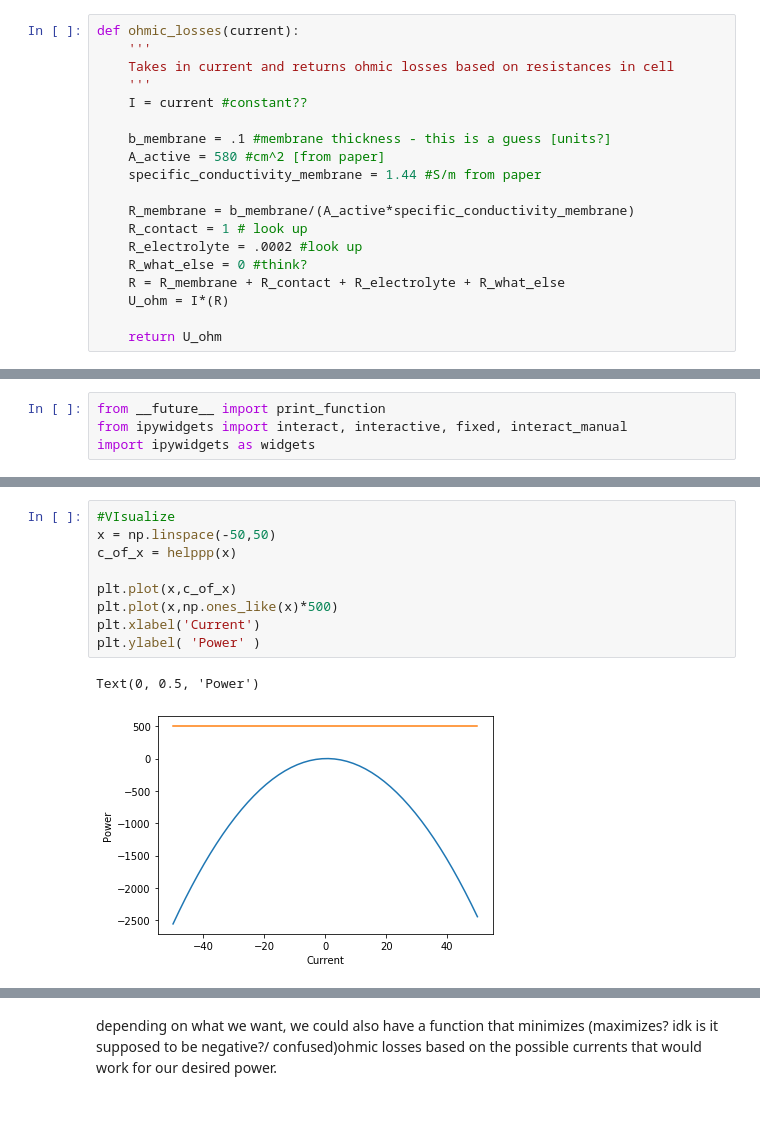
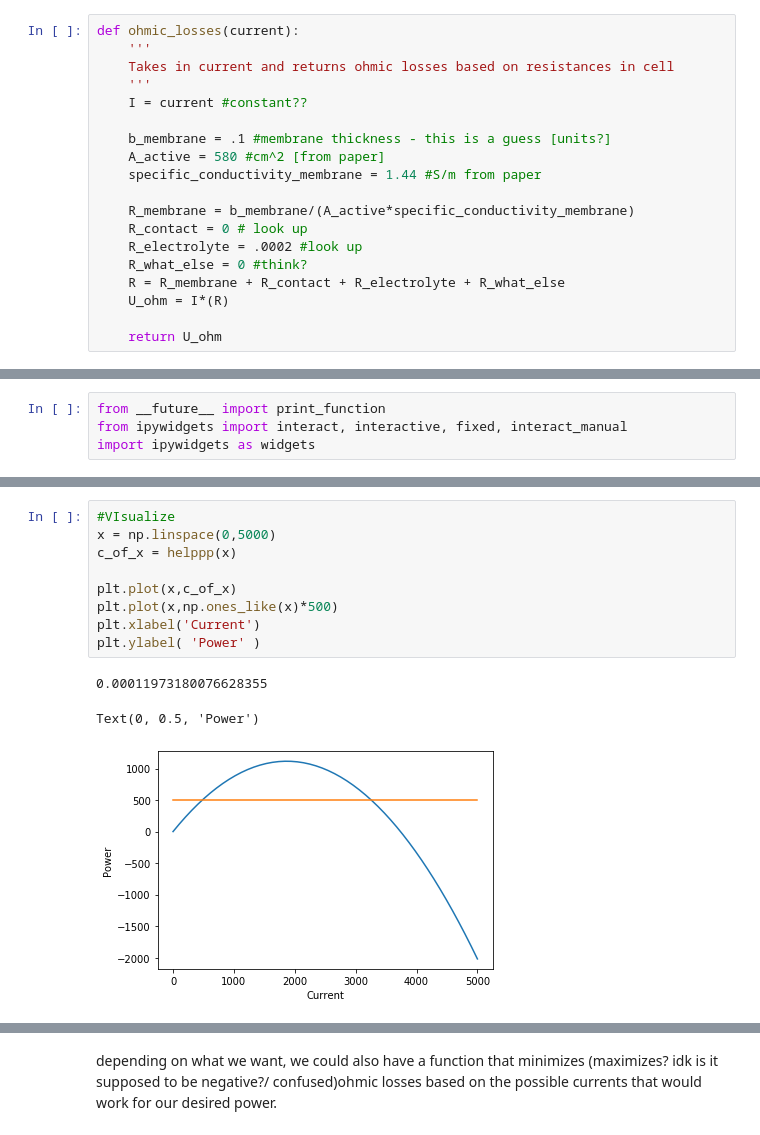
Before and after one commit to MaryLouNadeau/Zochas, a Jupyter notebook: Techno_econ_model.ipynb, the cells around one changed output, grey strips where cells are left out. Cells and saved outputs as stored; diff of their text form.

Commit message:
started plotting capabilities for current/voltage for given power demnand

```diff
--- a/Techno_econ_model.ipynb
+++ b/Techno_econ_model.ipynb
@@ -77,7 +77,7 @@ def ohmic_losses(current):
     specific_conductivity_membrane = 1.44 #S/m from paper
 
     R_membrane = b_membrane/(A_active*specific_conductivity_membrane)
-    R_contact = 1 # look up
+    R_contact = 0 # look up
     R_electrolyte = .0002 #look up
     R_what_else = 0 #think?
     R = R_membrane + R_contact + R_electrolyte + R_what_else
@@ -154,14 +154,15 @@ interactive(children=(IntSlider(value=0, description='test_current', max=1000, m
 <function __main__.helppp(test_current)>
 # %%
 #VIsualize
-x = np.linspace(-50,50)
+x = np.linspace(0,5000)
 c_of_x = helppp(x)
 
 plt.plot(x,c_of_x)
 plt.plot(x,np.ones_like(x)*500)
 plt.xlabel('Current')
 plt.ylabel( 'Power' )
 # %% [output]
-Text(0, 0.5, 'Power')
+0.00011973180076628355
+Text(0, 0.5, 'Power')
-[figure, old version]
+[figure, new version]
 # %%
```
Also changed, not shown: parts of 10 cells of this notebook.
